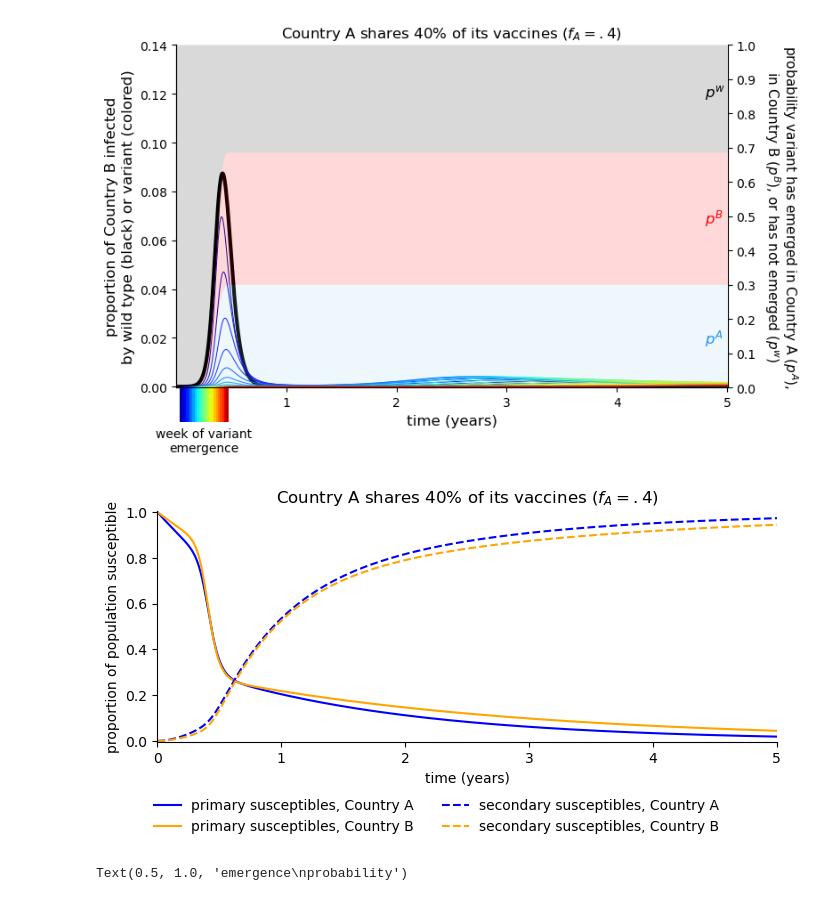
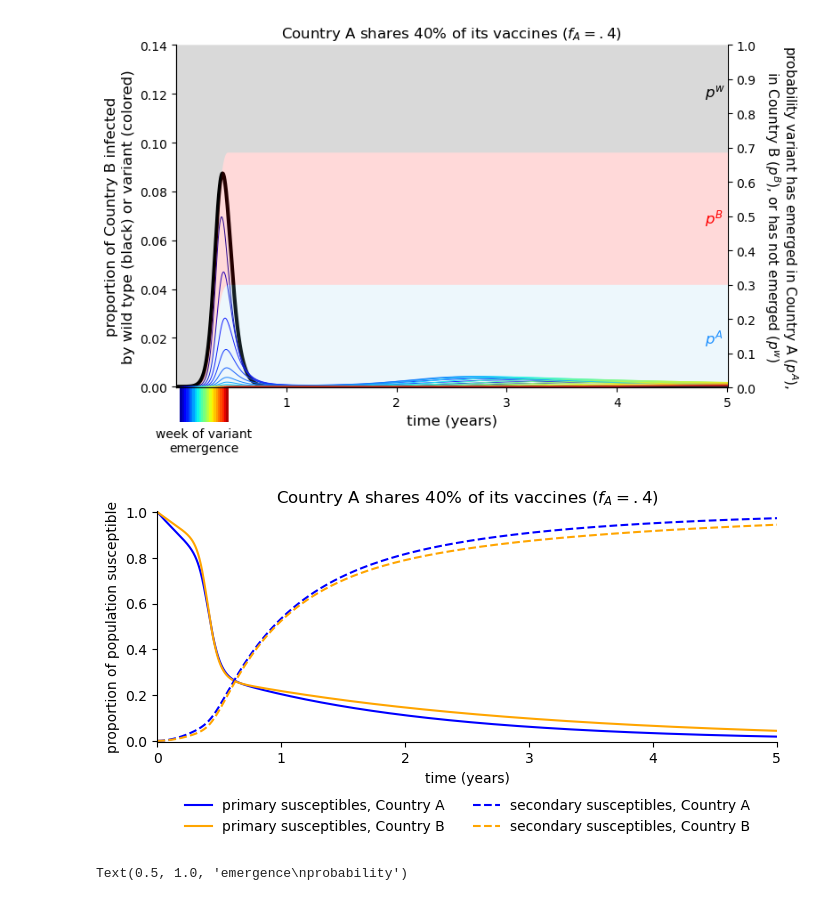
Before and after one commit to freedmanari/vaccine_nationalism, a Jupyter notebook: vaccine_nationalism.ipynb, the cells around one changed output. Drawn from its saved outputs; the diff is of its cells as text; code cells hidden in the pictures.

```diff
--- a/vaccine_nationalism.ipynb
+++ b/vaccine_nationalism.ipynb
@@ -1227,23 +1227,23 @@ cbar.solids.set_rasterized(False)
 # %%
 fig, ax = plt.subplots(figsize=(8, 3))
 
 plt.plot(all_ts/365, Sw_1A, color='blue', label='primary susceptibles, Country A')
 plt.plot(all_ts/365, Sw_1B, color='orange', label='primary susceptibles, Country B')
 plt.plot(all_ts/365, Sw_2A, color='blue', linestyle='dashed', label='secondary susceptibles, Country A')
 plt.plot(all_ts/365, Sw_2B, color='orange', linestyle='dashed', label='secondary susceptibles, Country B')
 ax.margins(x=0,y=.005)
 ax.spines[['right','top']].set_visible(False)
 plt.xticks(range(6))
-plt.legend(loc='lower center', bbox_to_anchor=(.45, -.45), ncol=2, frameon=False, labelspacing=.5, handlelength=2, handletextpad=0.7)
+plt.legend(loc='lower center', bbox_to_anchor=(.5, -.45), ncol=2, frameon=False, labelspacing=.5, handlelength=2, handletextpad=0.7)
 plt.ylabel('proportion of population susceptible')
 plt.xlabel('time (years)')
 ax.set_title('Country A shares 40% of its vaccines ($f_A=.4$)')
 
 # plt.savefig('figures/roughs/example_high_f_A_sus.svg', bbox_inches='tight')
 ### or if R0 set to 1.5
 # plt.savefig('figures/roughs/example_low_R0_high_f_A_sus.svg', bbox_inches='tight')
 # %% [output]
-[figure, old version]
+[figure, new version]
 # %%
 fig, axs = plt.subplots(1,2,figsize=(6.5,2))
 ### or if R0 set to 1.5, replace last line with
```
Also changed, not shown: 2 other files.
